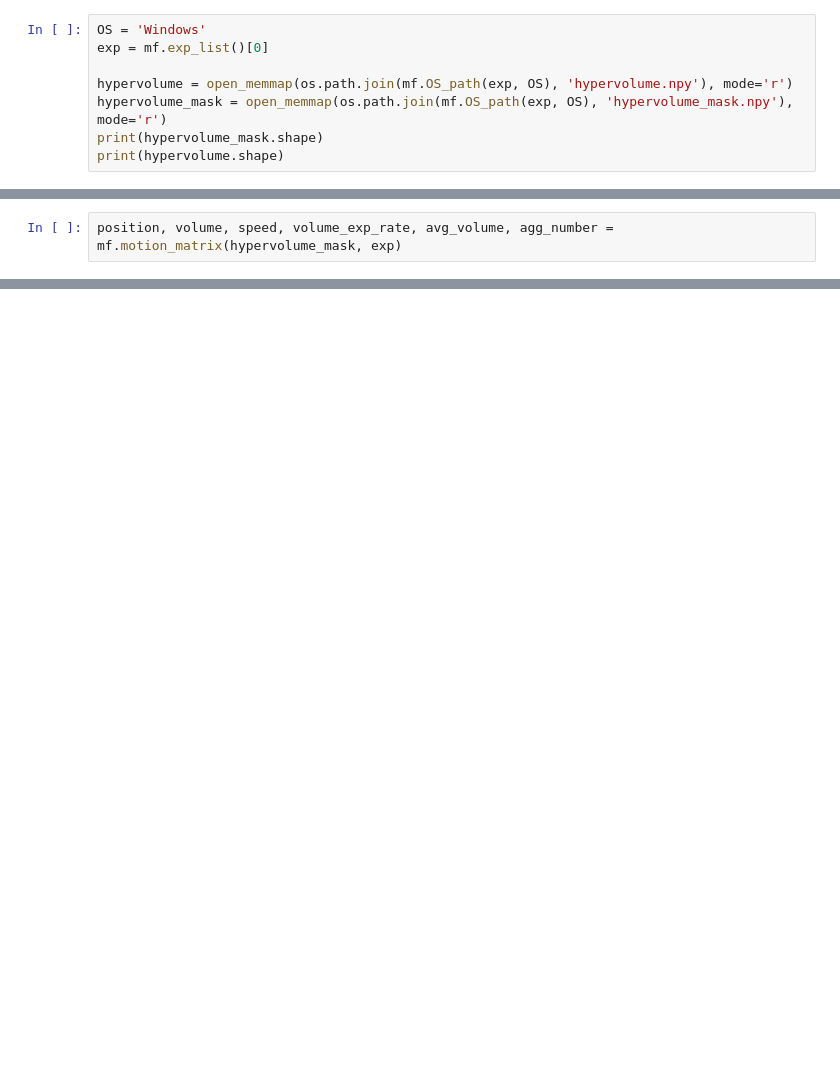
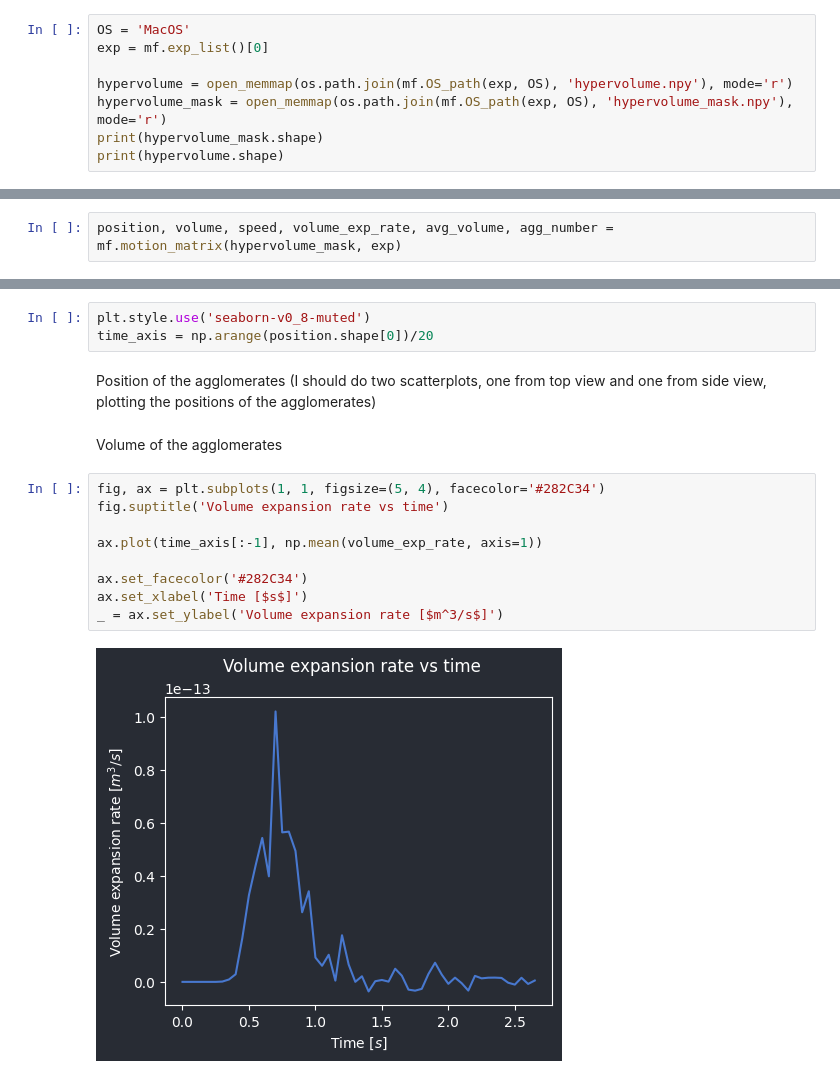
Before and after one commit to venturellimatteo/fasttomo, a Jupyter notebook: memmap/visualization.ipynb, the cells around one changed output, grey strips where cells are left out. Cells and saved outputs as stored; diff of their text form; blank space fills up the shorter version.

```diff
--- a/memmap/visualization.ipynb
+++ b/memmap/visualization.ipynb
@@ -7,5 +9,5 @@ import os
 # %%
-OS = 'Windows'
+OS = 'MacOS'
 exp = mf.exp_list()[0]
 
 hypervolume = open_memmap(os.path.join(mf.OS_path(exp, OS), 'hypervolume.npy'), mode='r')
@@ -28,0 +49,18 @@ position, volume, speed, volume_exp_rate, avg_volume, agg_number = mf.motion_mat
+# %%
+plt.style.use('seaborn-v0_8-muted')
+time_axis = np.arange(position.shape[0])/20
+# %% [markdown]
+Position of the agglomerates (I should do two scatterplots, one from top view and one from side view, plotting the positions of the agglomerates)
+# %% [markdown]
+Volume of the agglomerates
+# %%
+fig, ax = plt.subplots(1, 1, figsize=(5, 4), facecolor='#282C34')
+fig.suptitle('Volume expansion rate vs time')
+
+ax.plot(time_axis[:-1], np.mean(volume_exp_rate, axis=1))
+
+ax.set_facecolor('#282C34')
+ax.set_xlabel('Time [$s$]')
+_ = ax.set_ylabel('Volume expansion rate [$m^3/s$]')
+# %% [output]
+[figure, added]
```
Also changed, not shown: parts of 12 cells of this notebook, 1 other file.
